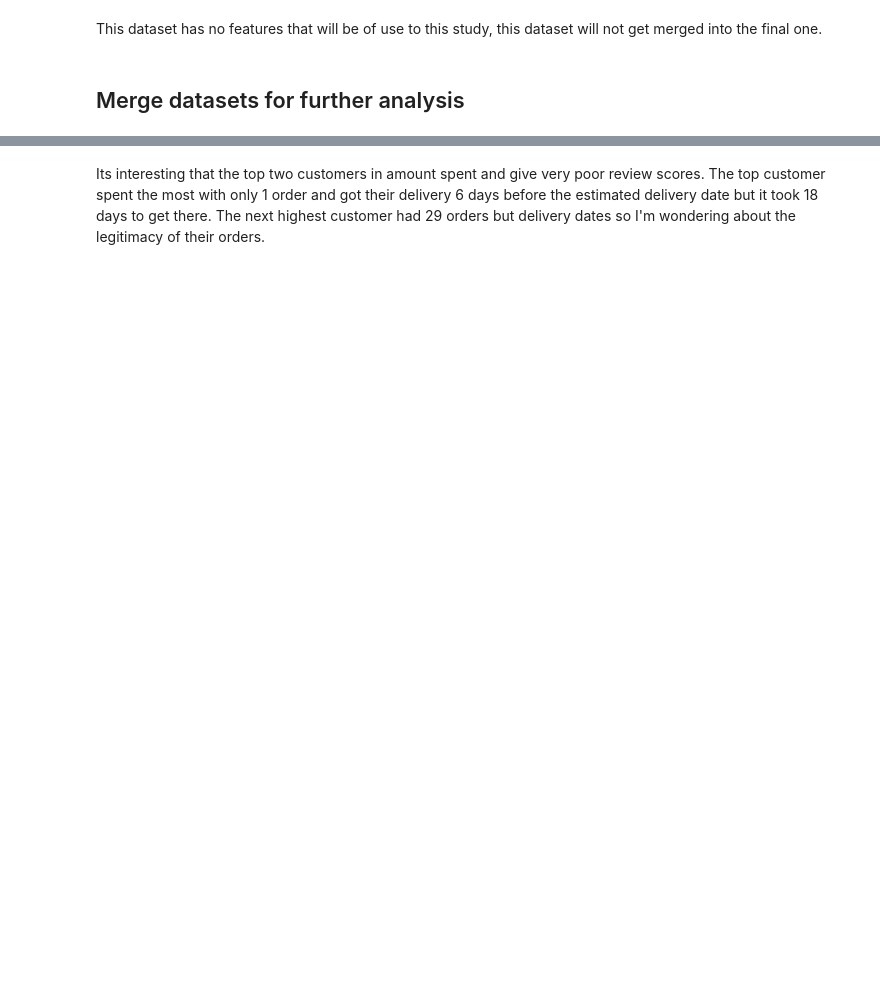
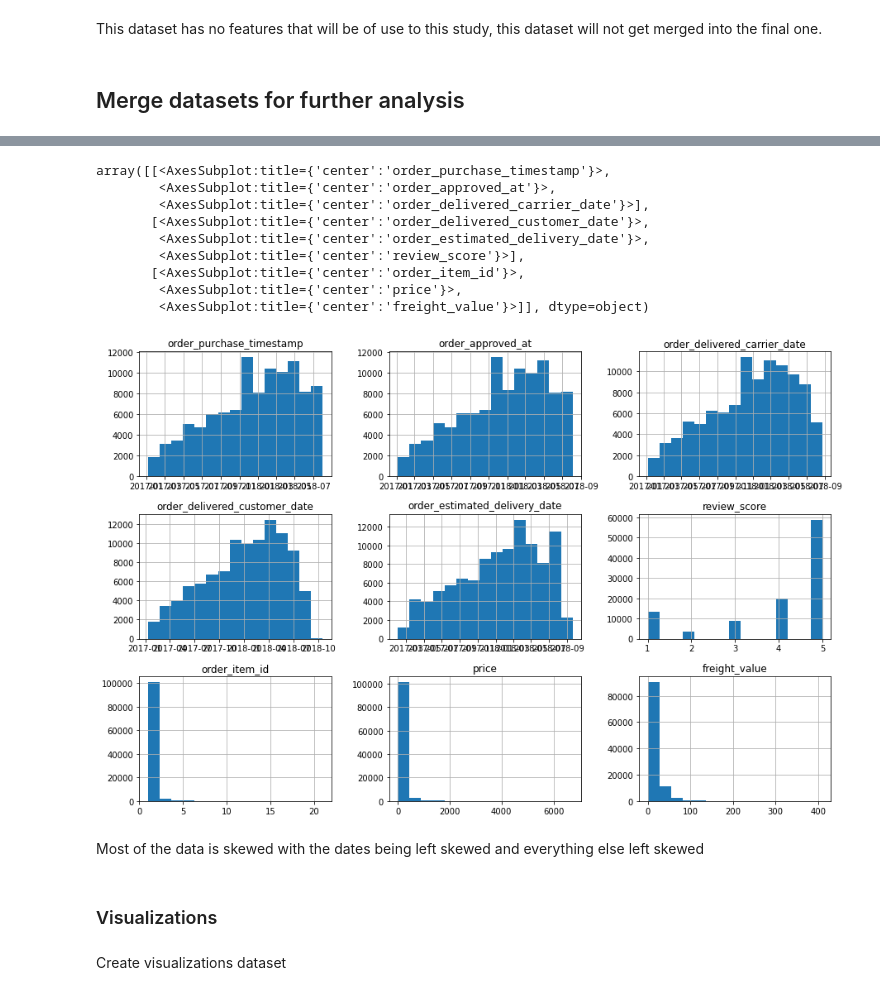
Before and after one commit to cableredi/BellevueUniv_MDS, a Jupyter notebook: DSC630/Course Project/Course_Project_CableKimberly.ipynb, the cells around one changed output, grey strips where cells are left out. Saved outputs shown, nothing was run; the diff lists cells and outputs as text; code cells hidden in the pictures; blank space fills up the shorter version.

```diff
--- a/DSC630/Course Project/Course_Project_CableKimberly.ipynb
+++ b/DSC630/Course Project/Course_Project_CableKimberly.ipynb
@@ -748,7 +624,0 @@ The review scores for delivered are mostly between 3 and 5. Invoiced and Shipped
-# %%
-# Get difference in days for delivery dates based on purchase dates
-olist_df['purchase_delivery_days_diff'] = (olist_df['order_delivered_customer_date'] -
-                                           olist_df['order_purchase_timestamp']).dt.days
-
-olist_df['estimated_delivery_days_diff'] = (olist_df['order_delivered_customer_date'] -
-                                            olist_df['order_estimated_delivery_date']).dt.days
@@ -778,2 +625,20 @@ olist_df.groupby('customer_id').agg(total_price = ('price', 'sum'),
-# %% [markdown]
-Its interesting that the top two customers in amount spent and give very poor review scores. The top customer spent the most with only 1 order and got their delivery 6 days before the estimated delivery date but it took 18 days to get there. The next highest customer had 29 orders but delivery dates so I'm wondering about the legitimacy of their orders.
+# %%
+# Histograms
+olist_df.hist(bins = 15, figsize = (15, 10))
+# %% [output]
+array([[<AxesSubplot:title={'center':'order_purchase_timestamp'}>,
+        <AxesSubplot:title={'center':'order_approved_at'}>,
+        <AxesSubplot:title={'center':'order_delivered_carrier_date'}>],
+       [<AxesSubplot:title={'center':'order_delivered_customer_date'}>,
+        <AxesSubplot:title={'center':'order_estimated_delivery_date'}>,
+        <AxesSubplot:title={'center':'review_score'}>],
+       [<AxesSubplot:title={'center':'order_item_id'}>,
+        <AxesSubplot:title={'center':'price'}>,
+        <AxesSubplot:title={'center':'freight_value'}>]], dtype=object)
+[figure, added]
+# %% [markdown]
+Most of the data is skewed with the dates being left skewed and everything else left skewed
+# %% [markdown]
+### Visualizations
+# %% [markdown]
+Create visualizations dataset
```
Also changed, not shown: parts of 222 cells of this notebook, 5 other files.
